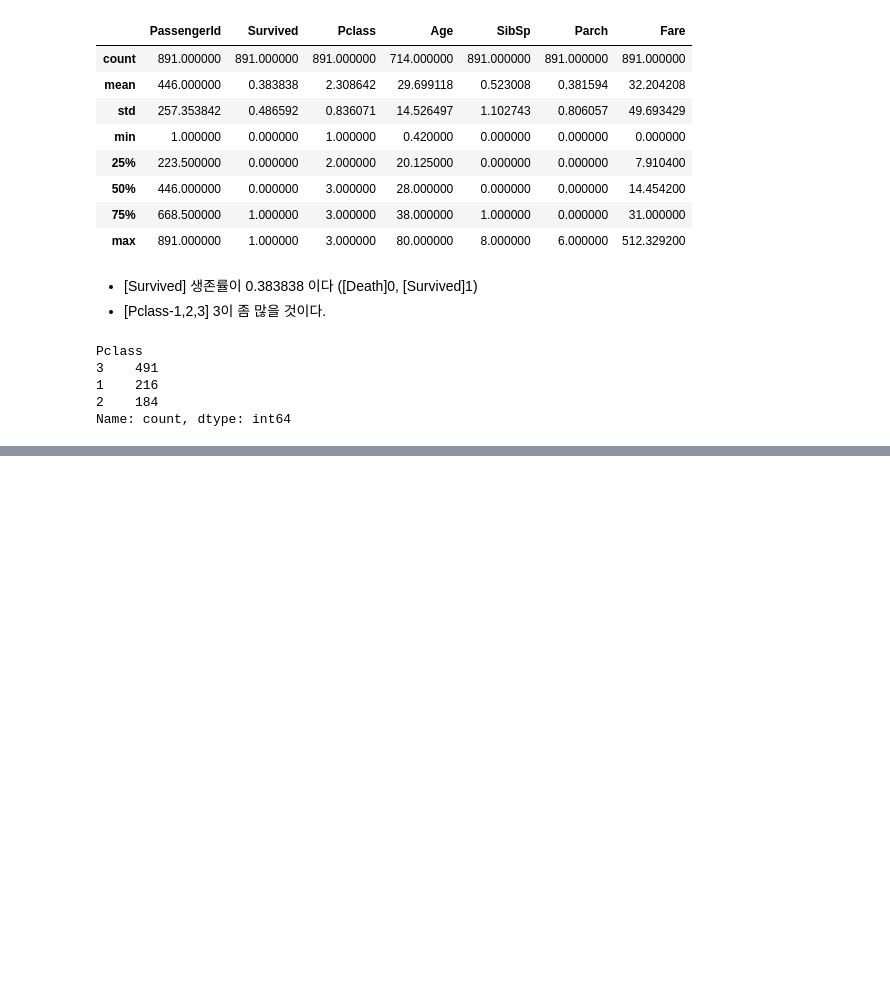
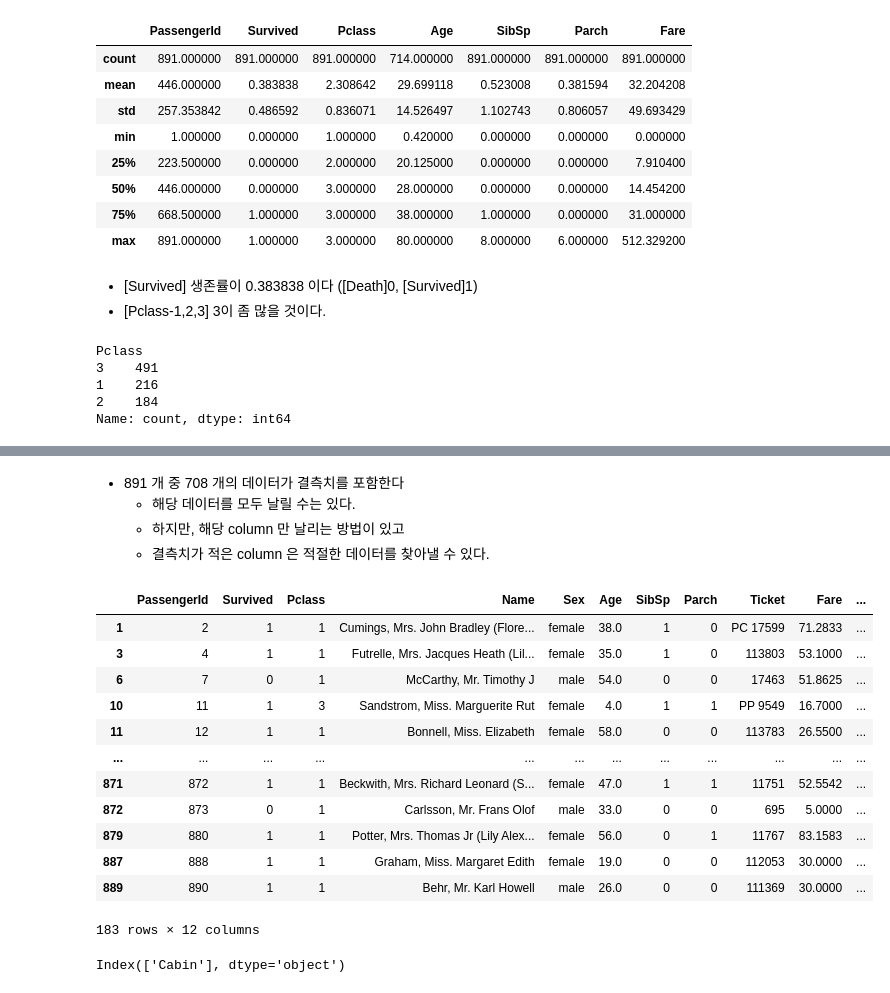
Before and after one commit to MangooH/Tutorial-for-Data-Science, a Jupyter notebook: tutorial_pandas.ipynb, the cells around one changed output, grey strips where cells are left out. Saved outputs shown, nothing was run; the diff lists cells and outputs as text; code cells hidden in the pictures; blank space fills up the shorter version.

```diff
--- a/tutorial_pandas.ipynb
+++ b/tutorial_pandas.ipynb
@@ -559,0 +593,27 @@ Name: count, dtype: int64
+# %% [markdown]
+- 891 개 중 708 개의 데이터가 결측치를 포함한다
+    - 해당 데이터를 모두 날릴 수는 있다.
+    - 하지만, 해당 column 만 날리는 방법이 있고
+    - 결측치가 적은 column 은 적절한 데이터를 찾아낼 수 있다.
+# %%
+# 결측치를 포함하는 데이터 모두 drop하기
+titanic.dropna(axis=0)
+# %% [output]
+|  | PassengerId | Survived | Pclass | Name | Sex | Age | SibSp | Parch | Ticket | Fare | ... |
+| 1 | 2 | 1 | 1 | Cumings, Mrs. John Bradley (Flore... | female | 38.0 | 1 | 0 | PC 17599 | 71.2833 | ... |
+| 3 | 4 | 1 | 1 | Futrelle, Mrs. Jacques Heath (Lil... | female | 35.0 | 1 | 0 | 113803 | 53.1000 | ... |
+| 6 | 7 | 0 | 1 | McCarthy, Mr. Timothy J | male | 54.0 | 0 | 0 | 17463 | 51.8625 | ... |
+| 10 | 11 | 1 | 3 | Sandstrom, Miss. Marguerite Rut | female | 4.0 | 1 | 1 | PP 9549 | 16.7000 | ... |
+| 11 | 12 | 1 | 1 | Bonnell, Miss. Elizabeth | female | 58.0 | 0 | 0 | 113783 | 26.5500 | ... |
+| ... | ... | ... | ... | ... | ... | ... | ... | ... | ... | ... | ... |
+| 871 | 872 | 1 | 1 | Beckwith, Mrs. Richard Leonard (S... | female | 47.0 | 1 | 1 | 11751 | 52.5542 | ... |
+| 872 | 873 | 0 | 1 | Carlsson, Mr. Frans Olof | male | 33.0 | 0 | 0 | 695 | 5.0000 | ... |
+| 879 | 880 | 1 | 1 | Potter, Mrs. Thomas Jr (Lily Alex... | female | 56.0 | 0 | 1 | 11767 | 83.1583 | ... |
+| 887 | 888 | 1 | 1 | Graham, Miss. Margaret Edith | female | 19.0 | 0 | 0 | 112053 | 30.0000 | ... |
+| 889 | 890 | 1 | 1 | Behr, Mr. Karl Howell | male | 26.0 | 0 | 0 | 111369 | 30.0000 | ... |
+183 rows × 12 columns
+# %%
+drop_cols = titanic.columns[titanic.isnull().mean() > 0.5]
+drop_cols
+# %% [output]
+Index(['Cabin'], dtype='object')
```
Also changed, not shown: parts of 17 cells of this notebook, 6 other files.
